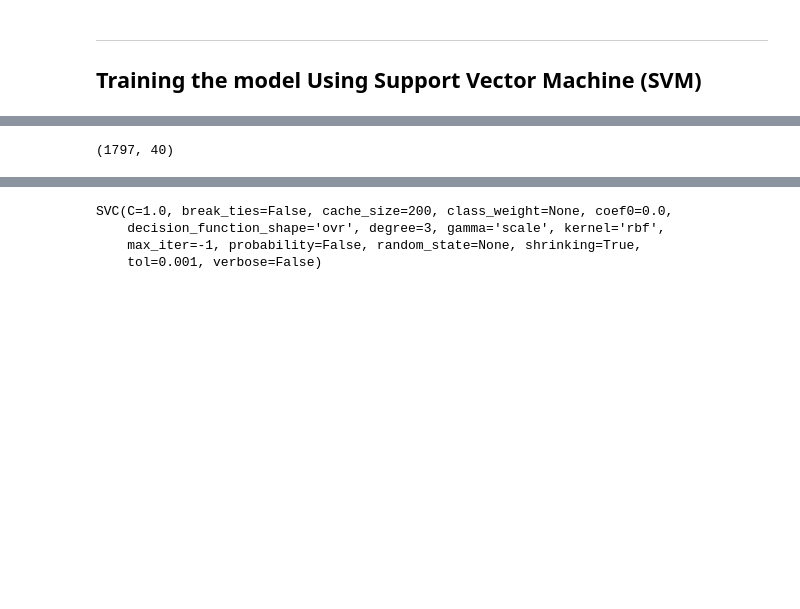
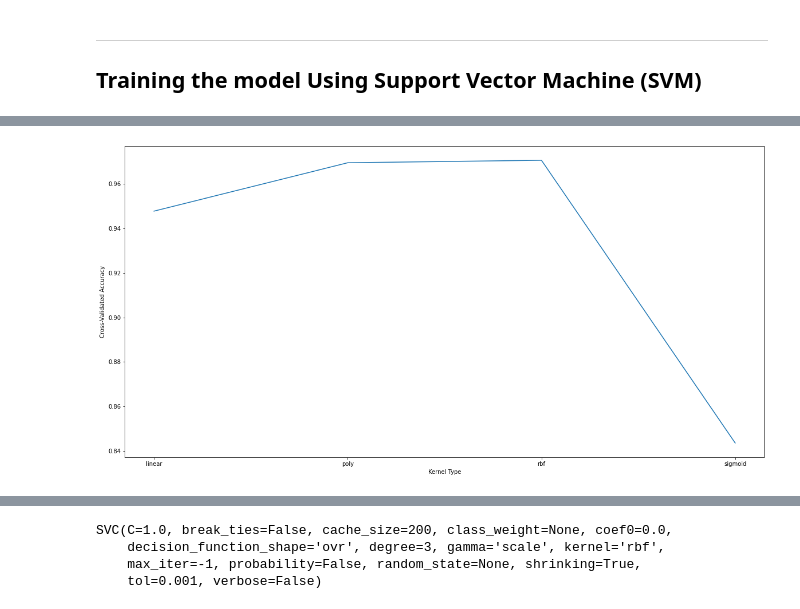
Before and after one commit to napsterrisen/boom, a Jupyter notebook: Digits_SVM.ipynb, the cells around one changed output, grey strips where cells are left out. Saved outputs shown, nothing was run; the diff lists cells and outputs as text; code cells hidden in the pictures; blank space fills up the shorter version.

```diff
--- a/Digits_SVM.ipynb
+++ b/Digits_SVM.ipynb
@@ -113,3 +136,7 @@ plt.show()
 __________________________________________________
 
 ## Training the model Using Support Vector Machine (SVM)
+# %%
+X = digits.data
+y = digits.target
+X.shape
@@ -115,0 +150,11 @@ __________________________________________________
+# %%
+kernels = ["linear", "poly", "rbf", "sigmoid"]
+scores = []
+
+for kernel in kernels:
+    print("------> Building model for {} kernel".format(kernel))
+    model = make_pipeline( SVC(kernel=kernel,C=2, random_state=20))
+    model_scores = cross_val_score(model, X, y, cv=5, n_jobs=-1, scoring='accuracy')
+    print(": Accuracy scores {}".format(model_scores))
+    scores.append(model_scores.mean())
+    del model
@@ -116,2 +170,11 @@ __________________________________________________
+# %%
+plt.figure(figsize=(20,10))
+plt.plot(kernels, scores)
+
+plt.xlabel('Kernel Type')
+plt.ylabel('Cross-Validated Accuracy')
+plt.show()
+# %% [output]
+[figure, added]
 # %%
 from sklearn.model_selection import train_test_split
@@ -118,6 +181,0 @@ from sklearn.model_selection import train_test_split
-# %%
-X = black.values
-y = df.target.values
-X.shape
-# %% [output]
-(1797, 40)
```
Also changed, not shown: parts of 31 cells of this notebook.
